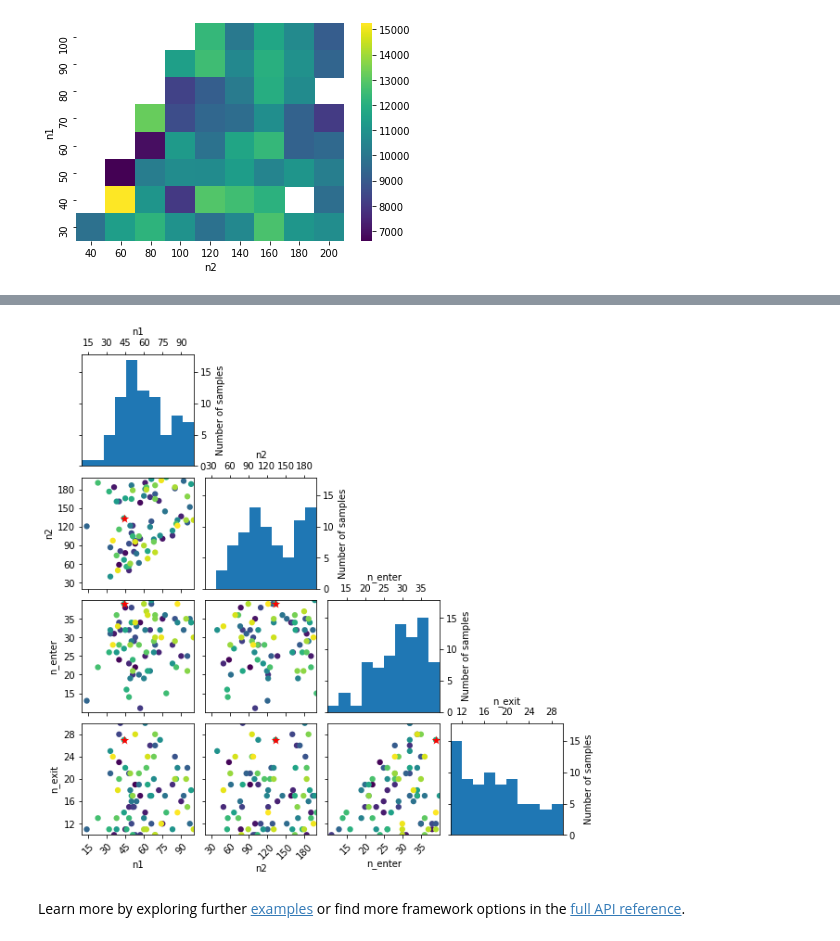
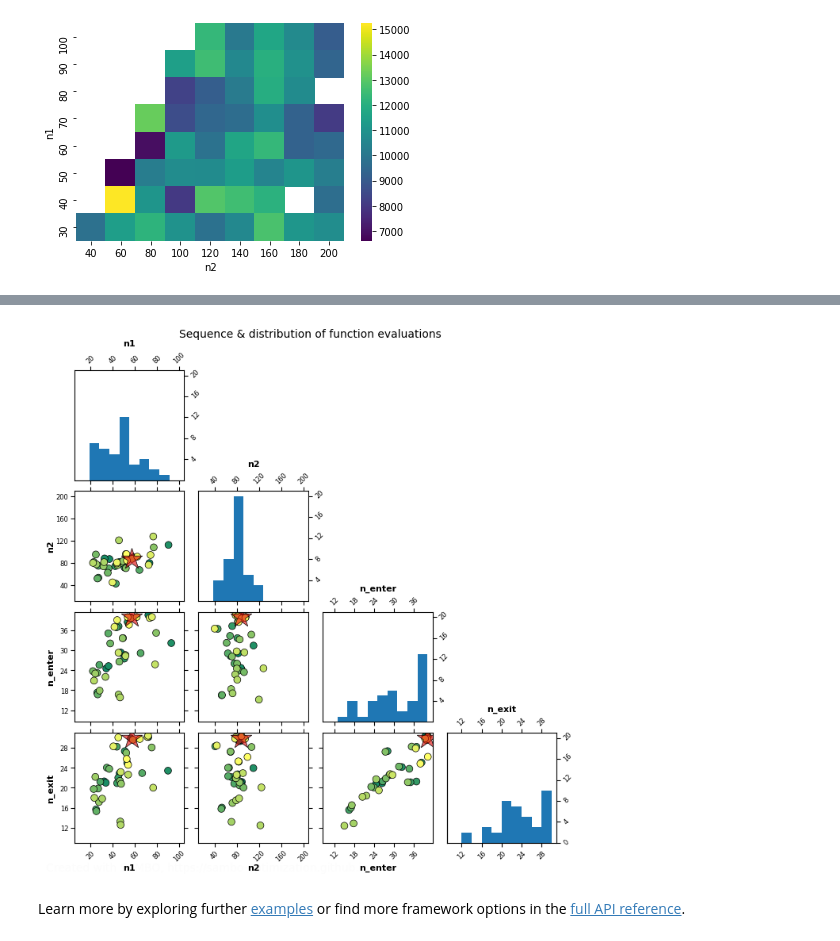
Before and after one commit to kernc/backtesting.py, a Jupyter notebook: doc/examples/Parameter Heatmap & Optimization.ipynb, the cells around one changed output, grey strips where cells are left out. Saved outputs shown, nothing was run; the diff lists cells and outputs as text; code cells hidden in the pictures.

Commit message:
ENH: Add Backtest.optimize(method="sambo")

```diff
--- a/doc/examples/Parameter Heatmap & Optimization.ipynb
+++ b/doc/examples/Parameter Heatmap & Optimization.ipynb
@@ -195,15 +201,15 @@ So, with `method="skopt"`:
 # %%
-%%time
+#%%time
 
-stats_skopt, heatmap, optimize_result = backtest.optimize(
-    n1=[10, 100],      # Note: For method="skopt", we
+stats, heatmap, optimize_result = backtest.optimize(
+    n1=[10, 100],      # Note: For method="sambo", we
     n2=[20, 200],      # only need interval end-points
     n_enter=[10, 40],
     n_exit=[10, 30],
     constraint=lambda p: p.n_exit < p.n_enter < p.n1 < p.n2,
     maximize='Equity Final [$]',
-    method='skopt',
-    max_tries=200,
+    method='sambo',
+    max_tries=40,
     random_state=0,
     return_heatmap=True,
     return_optimization=True)
@@ -235,0 +235,5 @@ _ = plot_objective(optimize_result, n_points=10)
+# %%
+from sambo.plot import plot_objective
+
+names = ['n1', 'n2', 'n_enter', 'n_exit']
+_ = plot_objective(optimize_result, names=names, estimator='et')
@@ -236,9 +242,9 @@ _ = plot_objective(optimize_result, n_points=10)
 # %%
-from skopt.plots import plot_evaluations
+from sambo.plot import plot_evaluations
 
-_ = plot_evaluations(optimize_result, bins=10)
+_ = plot_evaluations(optimize_result, names=names)
 # %% [output]
-[figure, old version]
+[figure, new version]
 # %% [markdown]
 Learn more by exploring further
 [examples](https://kernc.github.io/backtesting.py/doc/backtesting/index.html#tutorials)
```
Also changed, not shown: parts of 14 cells of this notebook, 5 other files.
